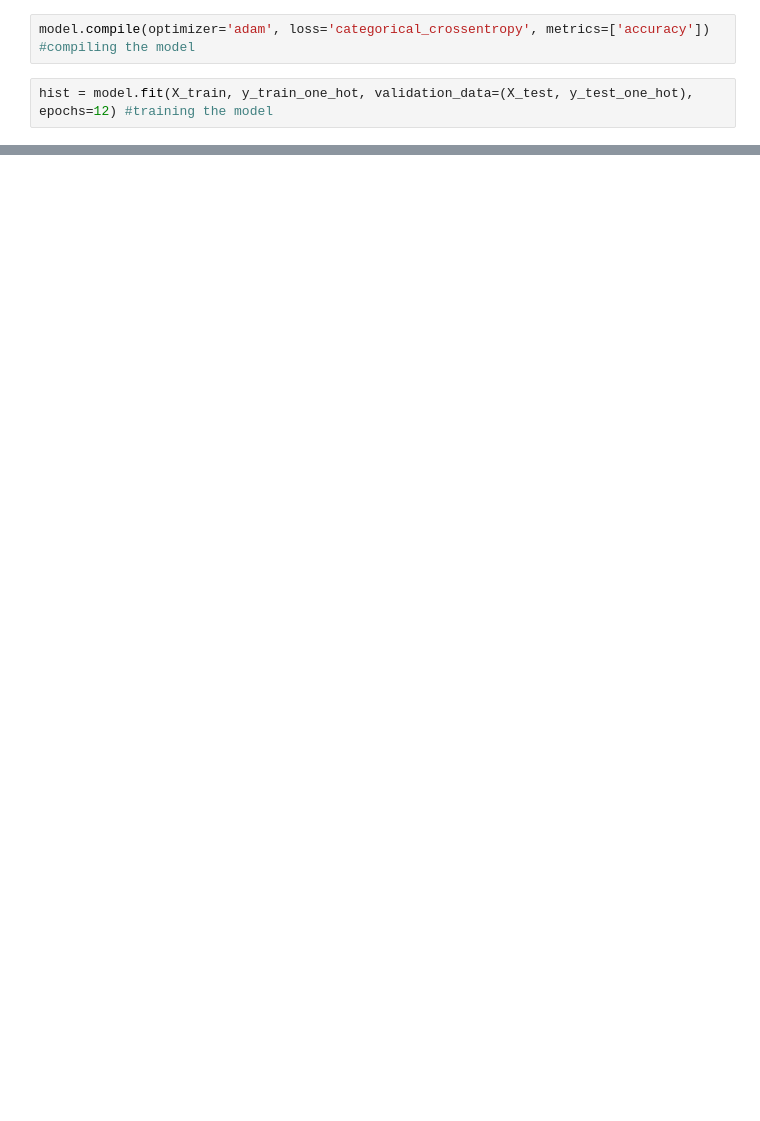
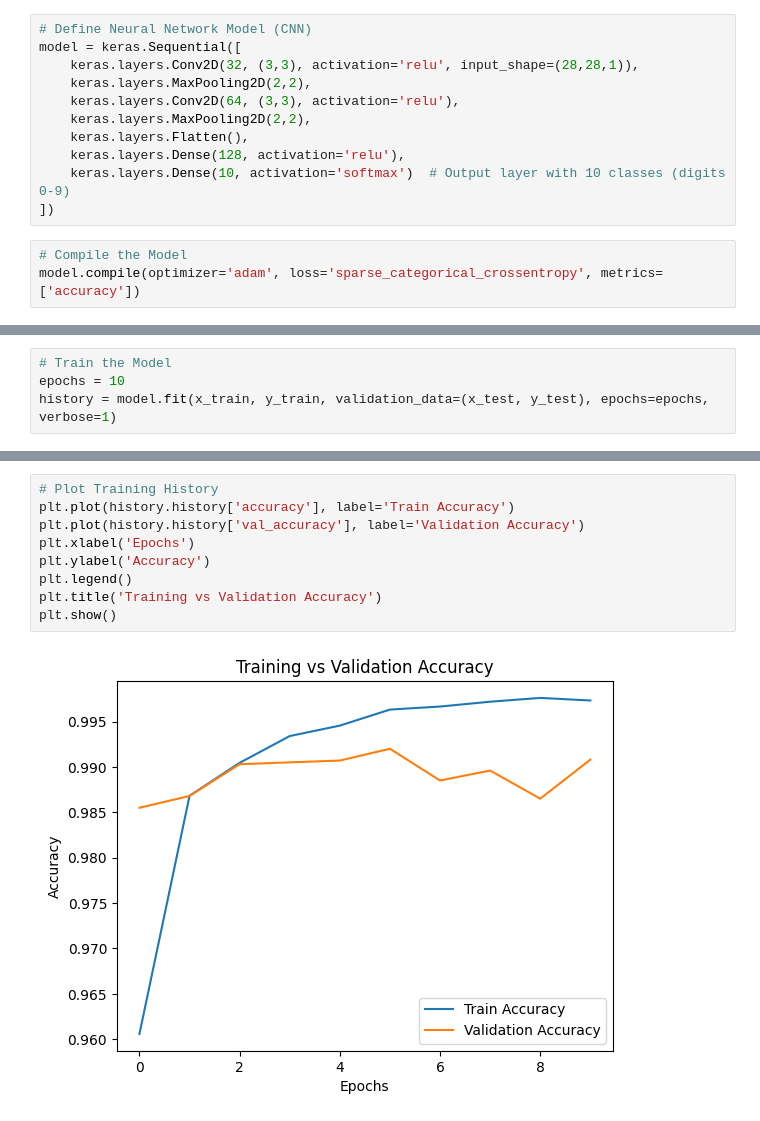
Before and after one commit to MadhavMadan336/AI-ML-LAB, a Jupyter notebook: MNIST_Digit_Recognizer.ipynb, the cells around one changed output, grey strips where cells are left out. Drawn from its saved outputs; the diff is of its cells as text; blank space fills up the shorter version.

```diff
--- a/MNIST_Digit_Recognizer.ipynb
+++ b/MNIST_Digit_Recognizer.ipynb
@@ -46,4 +26,14 @@ model.add(Dense(10, activation='softmax'))
+# %%
+# Define Neural Network Model (CNN)
+model = keras.Sequential([
+    keras.layers.Conv2D(32, (3,3), activation='relu', input_shape=(28,28,1)),
+    keras.layers.MaxPooling2D(2,2),
+    keras.layers.Conv2D(64, (3,3), activation='relu'),
+    keras.layers.MaxPooling2D(2,2),
+    keras.layers.Flatten(),
+    keras.layers.Dense(128, activation='relu'),
+    keras.layers.Dense(10, activation='softmax')  # Output layer with 10 classes (digits 0-9)
+])
 # %%
-model.compile(optimizer='adam', loss='categorical_crossentropy', metrics=['accuracy']) #compiling the model
+# Compile the Model
+model.compile(optimizer='adam', loss='sparse_categorical_crossentropy', metrics=['accuracy'])
-# %%
-hist = model.fit(X_train, y_train_one_hot, validation_data=(X_test, y_test_one_hot), epochs=12) #training the model
@@ -53,0 +40,4 @@ KeyboardInterrupt:
+# %%
+# Train the Model
+epochs = 10
+history = model.fit(x_train, y_train, validation_data=(x_test, y_test), epochs=epochs, verbose=1)
@@ -53,0 +72,11 @@ KeyboardInterrupt:
+# %%
+# Plot Training History
+plt.plot(history.history['accuracy'], label='Train Accuracy')
+plt.plot(history.history['val_accuracy'], label='Validation Accuracy')
+plt.xlabel('Epochs')
+plt.ylabel('Accuracy')
+plt.legend()
+plt.title('Training vs Validation Accuracy')
+plt.show()
+# %% [output]
+[figure, added]
```
Also changed, not shown: parts of 16 cells of this notebook.
